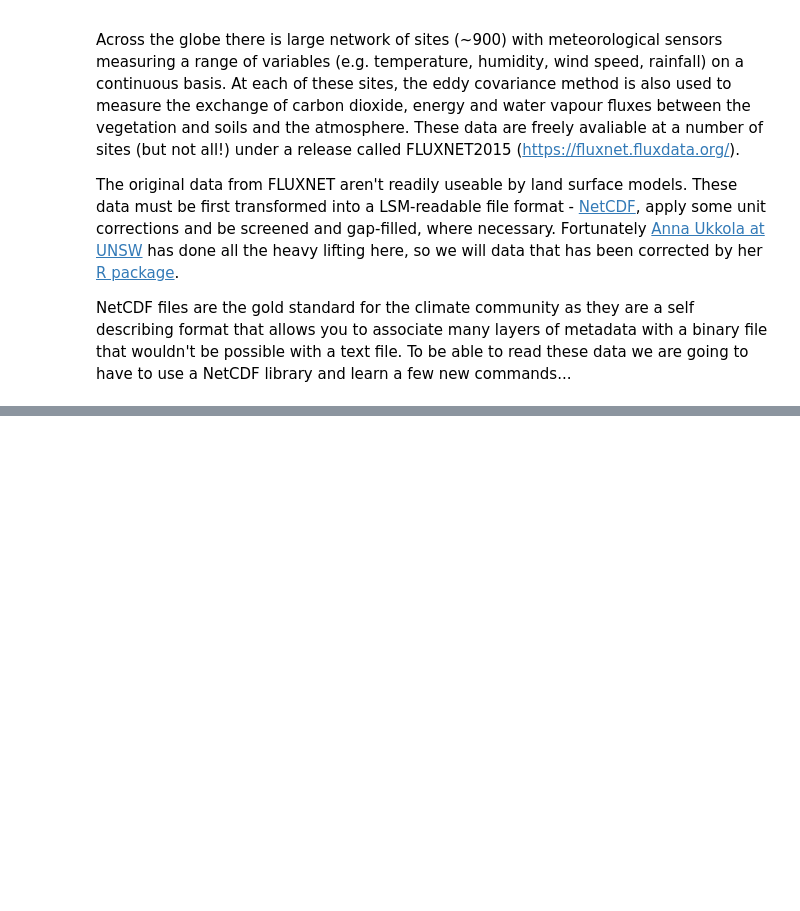
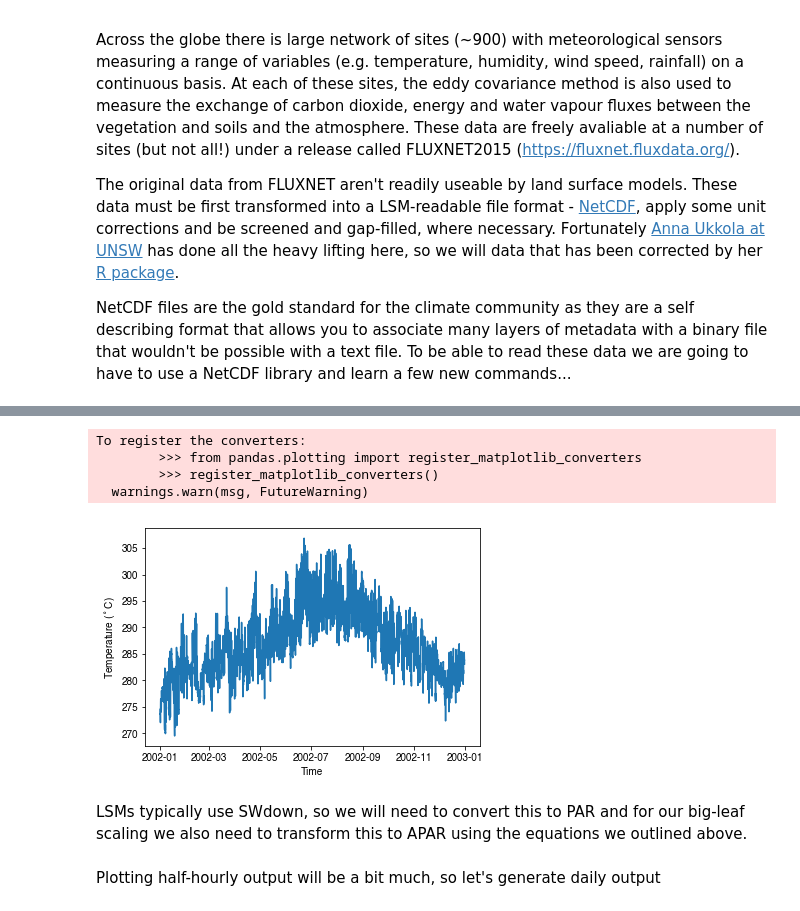
Before and after one commit to mdekauwe/BEES3041_lab_photosynthesis, a Jupyter notebook: BEES3041_lab.ipynb, the cells around one changed output, grey strips where cells are left out. Cells and saved outputs as stored; diff of their text form; code cells hidden in the pictures; blank space fills up the shorter version.

```diff
--- a/BEES3041_lab.ipynb
+++ b/BEES3041_lab.ipynb
@@ -240,3 +243,7 @@ Across the globe there is large network of sites (~900) with meteorological sens
 The original data from FLUXNET aren't readily useable by land surface models. These data must be first transformed into a LSM-readable file format - [NetCDF](https://www.unidata.ucar.edu/software/netcdf/), apply some unit corrections and be screened and gap-filled, where necessary. Fortunately [Anna Ukkola at UNSW](https://www.ccrc.unsw.edu.au/ccrc-team/alumni/anna-ukkola) has done all the heavy lifting here, so we will data that has been corrected by her [R package](https://www.geosci-model-dev.net/10/3379/2017/).
 
 NetCDF files are the gold standard for the climate community as they are a self describing format that allows you to associate many layers of metadata with a binary file that wouldn't be possible with a text file. To be able to read these data we are going to have to use a NetCDF library and learn a few new commands...
+# %%
+fname = "data/FR-Pue_2002-2003_FLUXNET2015_Met.nc"
+ds = xr.open_dataset(fname)
+ds
@@ -242,0 +276,8 @@ NetCDF files are the gold standard for the climate community as they are a self
+# %%
+df = ds.squeeze(dim=["x","y"], drop=True).to_dataframe()
+df = df.reset_index()
+df = df.set_index('time')
+
+Tair = df.Tair
+vpd = df.VPD
+SWdown = df.SWdown
@@ -242,0 +301,14 @@ NetCDF files are the gold standard for the climate community as they are a self
+# %%
+# Just plot the first year
+plt.plot(Tair.index[0:48*365], Tair[0:48*365])
+plt.ylabel("Temperature ($^\circ$C)")
+plt.xlabel("Time")
+plt.show()
+# %% [output]
+To register the converters:
+        >>> from pandas.plotting import register_matplotlib_converters
+        >>> register_matplotlib_converters()
+  warnings.warn(msg, FutureWarning)
+[figure, added]
+# %% [markdown]
+LSMs typically use SWdown, so we will need to convert this to PAR and for our big-leaf scaling we also need to transform this to APAR using the equations we outlined above.
@@ -242,0 +324,2 @@ NetCDF files are the gold standard for the climate community as they are a self
+# %% [markdown]
+Plotting half-hourly output will be a bit much, so let's generate daily output
```
Also changed, not shown: parts of 31 cells of this notebook, 3 other files.
